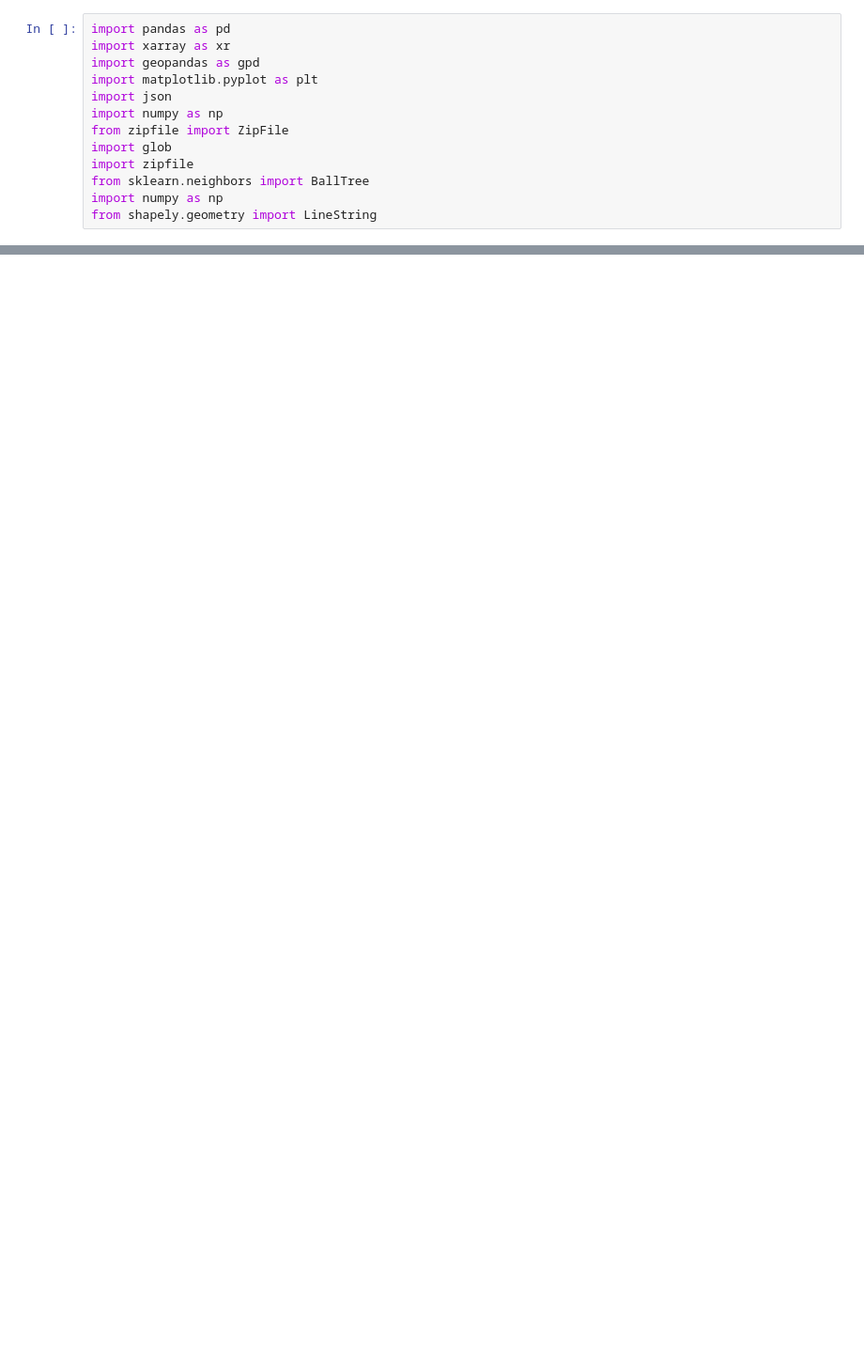
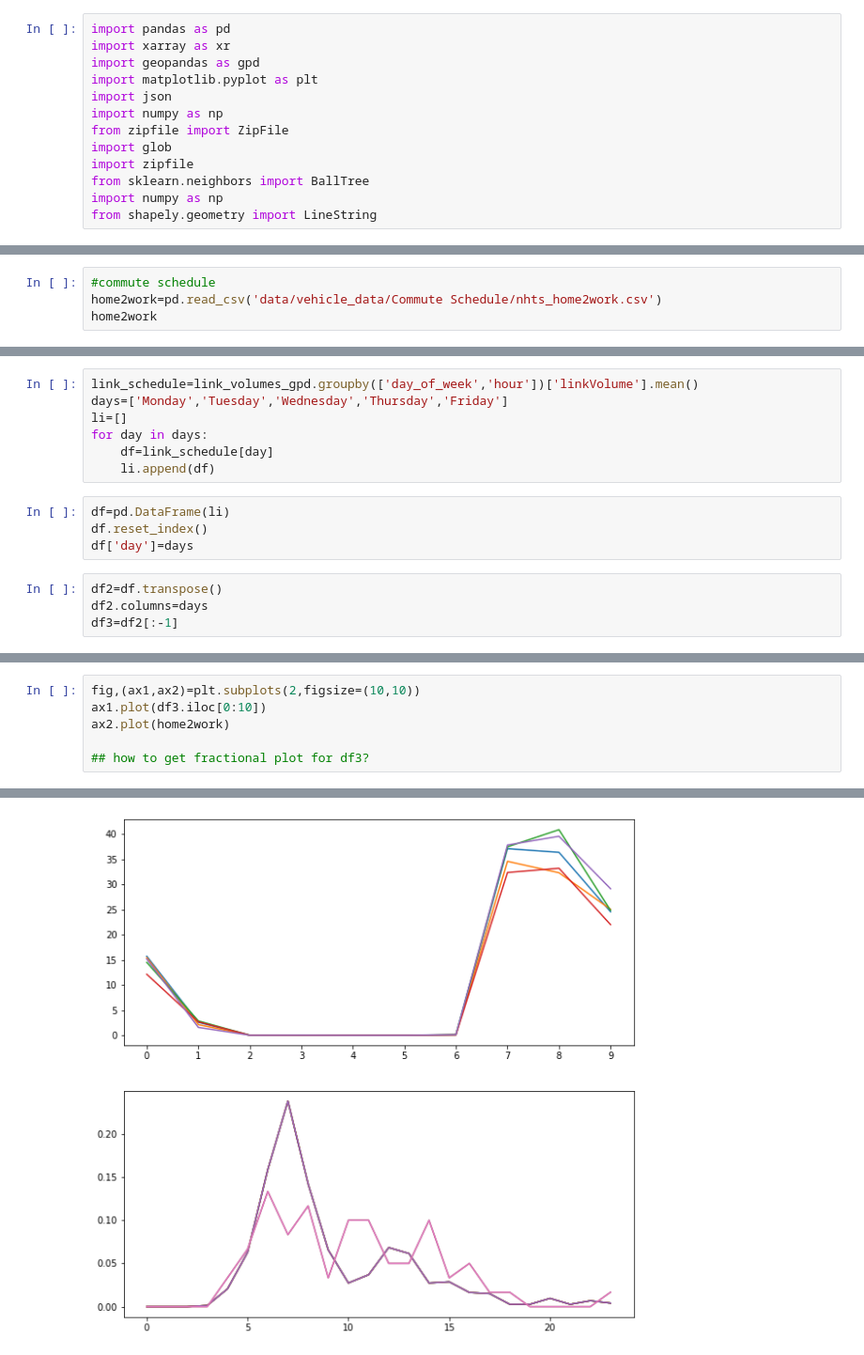
Before and after one commit to gajaha/smc-cuda-intersect, a Jupyter notebook: q3.ipynb, the cells around one changed output, grey strips where cells are left out. Shown at 94% size. Saved outputs shown, nothing was run; the diff lists cells and outputs as text; blank space fills up the shorter version.

```diff
--- a/q3.ipynb
+++ b/q3.ipynb
@@ -61,0 +51,4 @@ sim_start,sim_end = start_end(snapshot)
+# %%
+#commute schedule
+home2work=pd.read_csv('data/vehicle_data/Commute Schedule/nhts_home2work.csv')
+home2work
@@ -61,0 +73,15 @@ sim_start,sim_end = start_end(snapshot)
+# %%
+link_schedule=link_volumes_gpd.groupby(['day_of_week','hour'])['linkVolume'].mean()
+days=['Monday','Tuesday','Wednesday','Thursday','Friday']
+li=[]
+for day in days:
+    df=link_schedule[day]
+    li.append(df)
+# %%
+df=pd.DataFrame(li)
+df.reset_index()
+df['day']=days
+# %%
+df2=df.transpose()
+df2.columns=days
+df3=df2[:-1]
@@ -61,0 +103,7 @@ sim_start,sim_end = start_end(snapshot)
+# %%
+fig,(ax1,ax2)=plt.subplots(2,figsize=(10,10))
+ax1.plot(df3.iloc[0:10])
+ax2.plot(home2work)
+
+## how to get fractional plot for df3?
+# %% [output]
@@ -61,0 +117 @@ sim_start,sim_end = start_end(snapshot)
+[figure, added]
```
Also changed, not shown: parts of 10 cells of this notebook.
